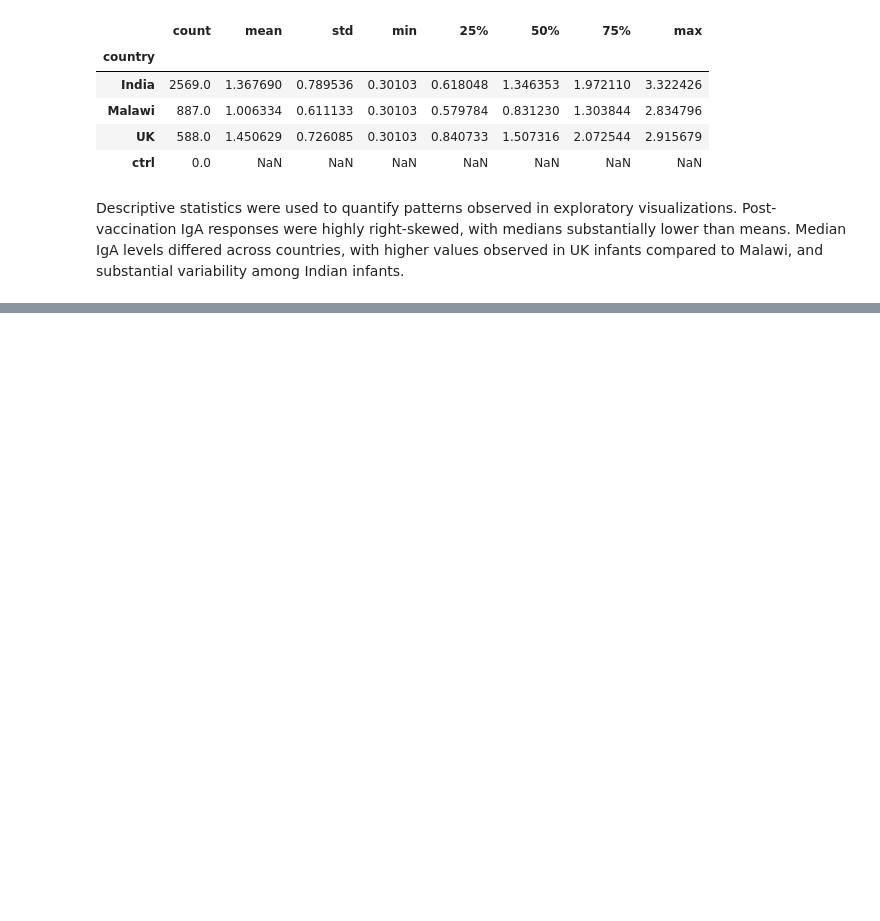
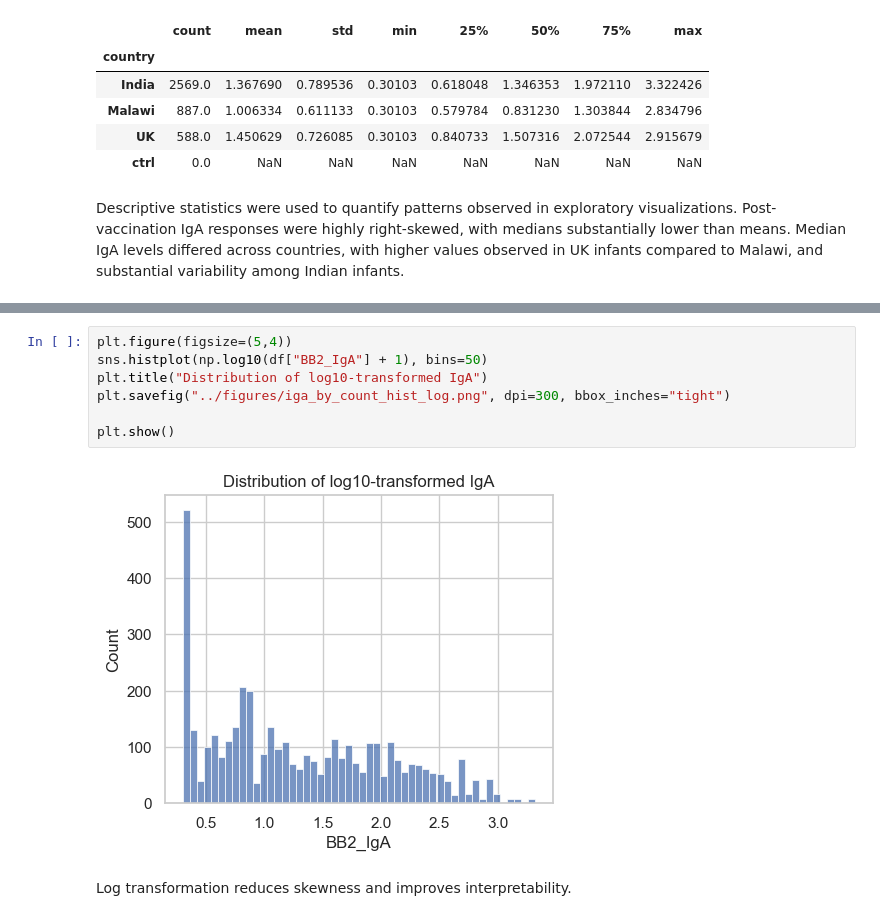
Before and after one commit to ilgazustaa/RoVI-Charite, a Jupyter notebook: notebooks/01_visualize_data.ipynb, the cells around one changed output, grey strips where cells are left out. Drawn from its saved outputs; the diff is of its cells as text; blank space fills up the shorter version.

```diff
--- a/notebooks/01_visualize_data.ipynb
+++ b/notebooks/01_visualize_data.ipynb
@@ -255,0 +306,11 @@ substantial variability among Indian infants.
+# %%
+plt.figure(figsize=(5,4))
+sns.histplot(np.log10(df["BB2_IgA"] + 1), bins=50)
+plt.title("Distribution of log10-transformed IgA")
+plt.savefig("../figures/iga_by_count_hist_log.png", dpi=300, bbox_inches="tight")
+
+plt.show()
+# %% [output]
+[figure, added]
+# %% [markdown]
+Log transformation reduces skewness and improves interpretability.
```
Also changed, not shown: parts of 13 cells of this notebook.
